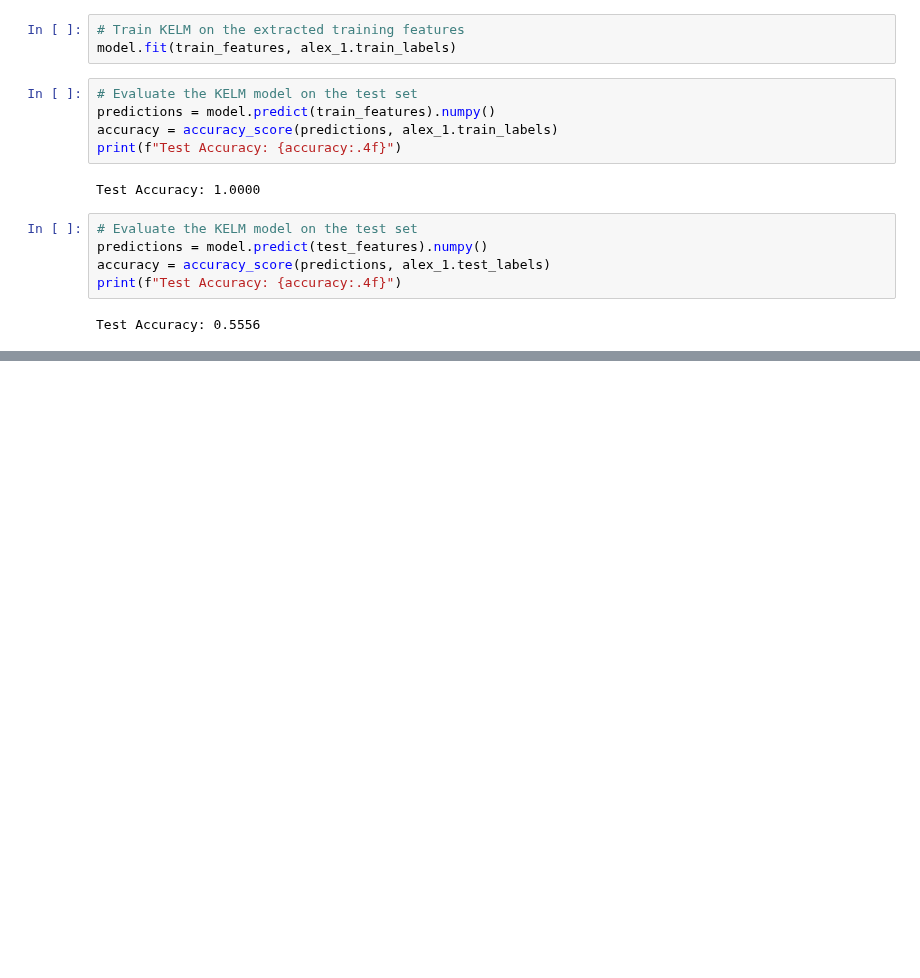
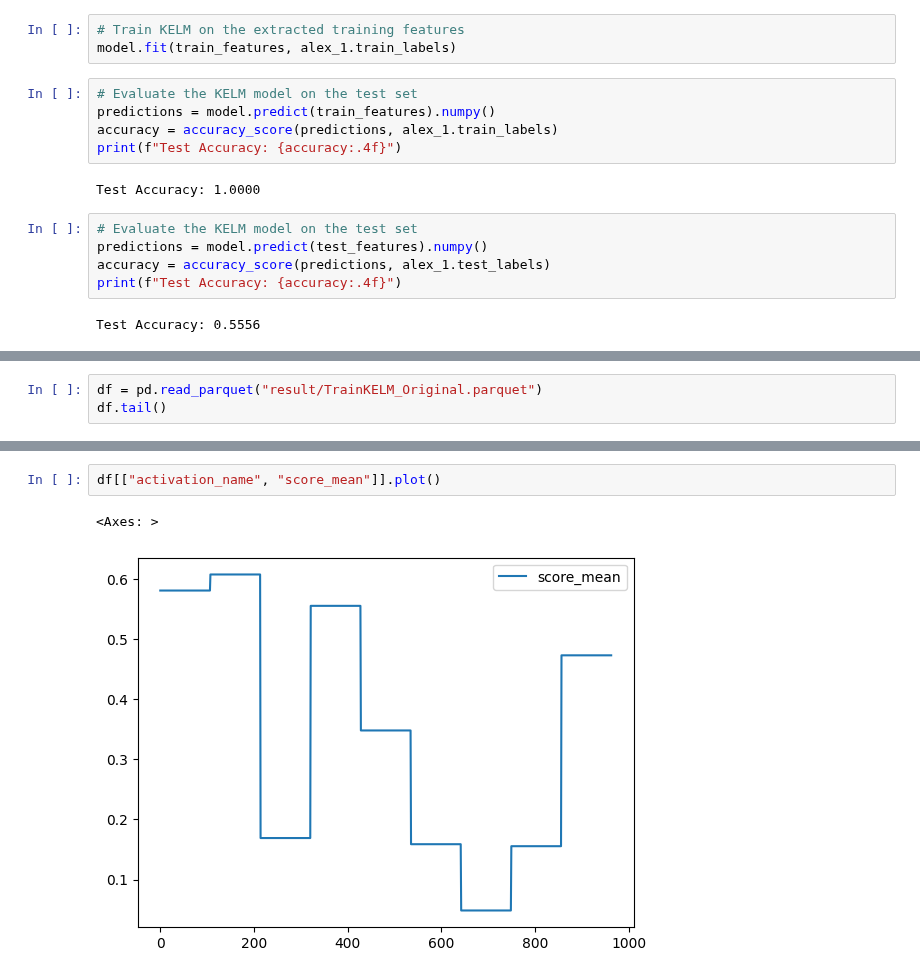
Before and after one commit to fn-hide/alzheption, a Jupyter notebook: alzheption/src/TrainKELM.ipynb, the cells around one changed output, grey strips where cells are left out. Cells and saved outputs as stored; diff of their text form; blank space fills up the shorter version.

Commit message:
feat: train KELM

```diff
--- a/alzheption/src/TrainKELM.ipynb
+++ b/alzheption/src/TrainKELM.ipynb
@@ -302,0 +293,3 @@ Test Accuracy: 0.5556
+# %%
+df = pd.read_parquet("result/TrainKELM_Original.parquet")
+df.tail()
@@ -302,0 +303,5 @@ Test Accuracy: 0.5556
+# %%
+df[["activation_name", "score_mean"]].plot()
+# %% [output]
+<Axes: >
+[figure, added]
```
Also changed, not shown: parts of 12 cells of this notebook, 5 other files.
